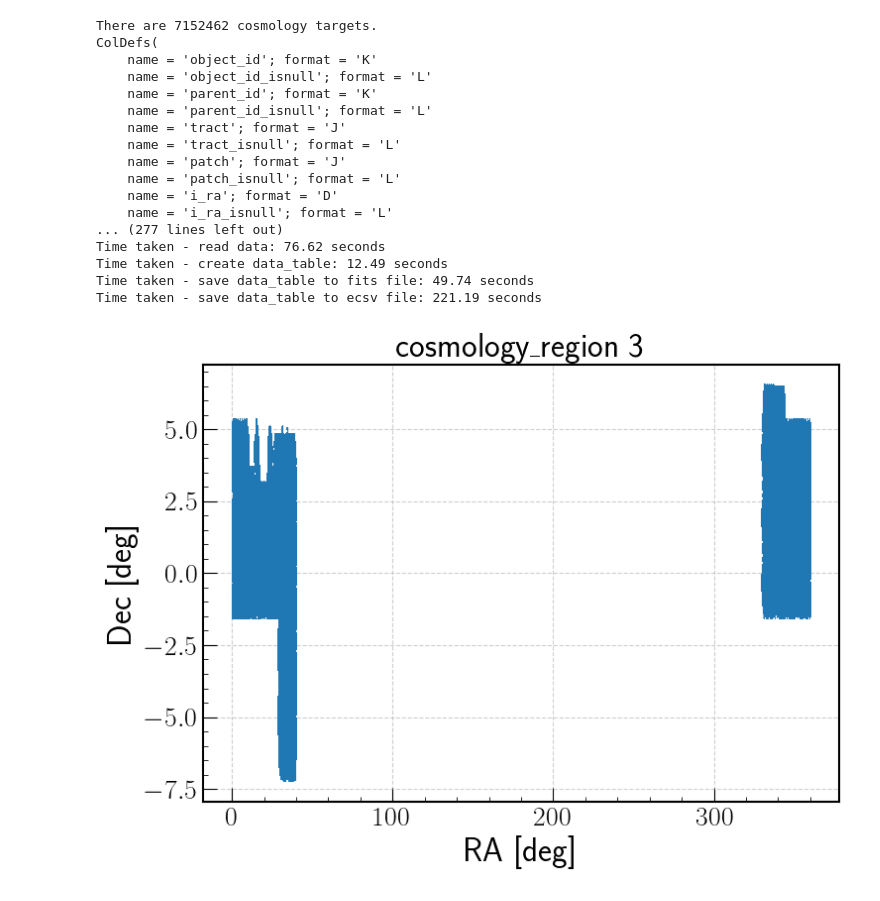
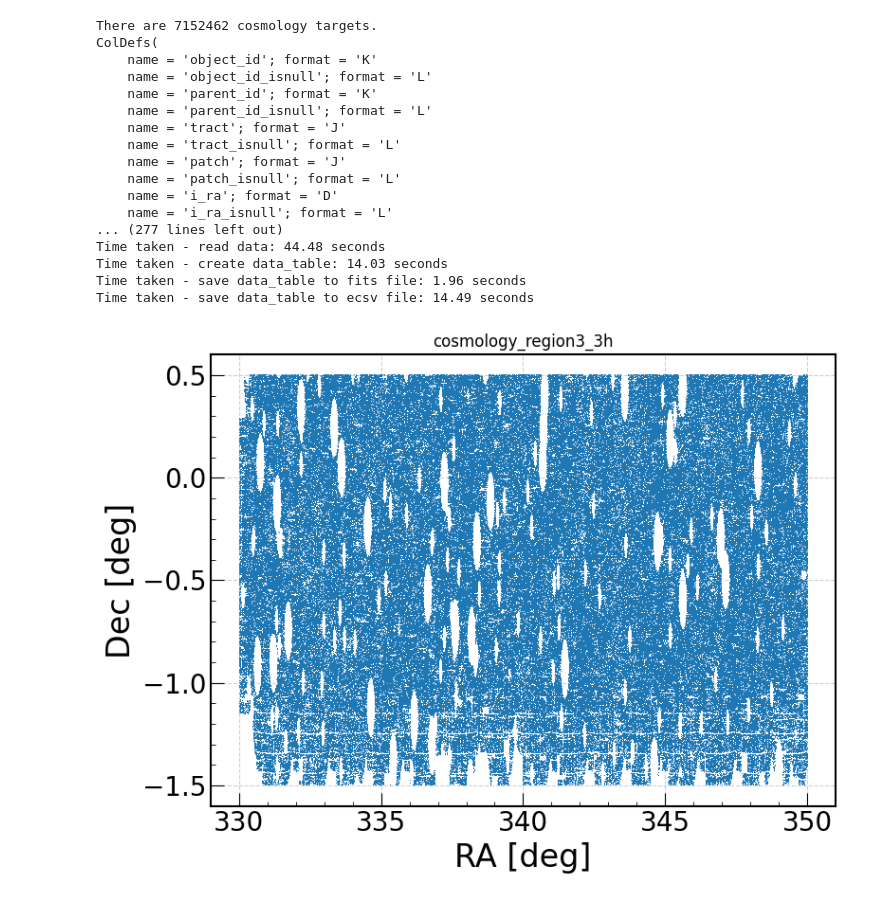
Before and after one commit to jingssrs/pfs_co_fa, a Jupyter notebook: src/preproc_data_cos.ipynb, the cells around one changed output. Drawn from its saved outputs; the diff is of its cells as text; code cells hidden in the pictures.

Commit message:
test code for 16 pointings

```diff
--- a/src/preproc_data_cos.ipynb
+++ b/src/preproc_data_cos.ipynb
@@ -66,19 +66,21 @@ data_table['TileIDExtraExposure'] = np.zeros(ng, dtype='int32') - 1 # default=-1
 data_table['otimeExtraExposure'] = np.empty(ng, dtype='U20')
 
 # mask if there is any
-msk = np.ones(ng, dtype=bool)
+# msk = np.ones(ng, dtype=bool)
+# TO-DO: change the ra, dec range; here is a test for 3 hours (12 pointings), 25 de observation
+msk = (data_cos['i_ra'] > 330) & (data_cos['i_ra'] < 350) & (data_cos['i_dec'] > -1.5) & (data_cos['i_dec'] < 0.5)
 
 t2 = time.time()
 print(f'Time taken - create data_table: {t2-t1:.2f} seconds')
 
 # write the data to fits file
-write_data(data_table[msk], prefix='cosmology_region3', output_dir='../data_proc/', fmt='fits')
+write_data(data_table[msk], prefix='cosmology_region3_3h', output_dir='../data_proc/test/', fmt='fits')
 
 t3 = time.time()
 print(f'Time taken - save data_table to fits file: {t3-t2:.2f} seconds')
 
 # write the data to ecsv file
-write_data(data_table[msk], prefix='cosmology_region3', output_dir='../data_proc/', fmt='ecsv')
+write_data(data_table[msk], prefix='cosmology_region3_3h', output_dir='../data_proc/test/', fmt='ecsv')
 
 t4 = time.time()
 print(f'Time taken - save data_table to ecsv file: {t4-t3:.2f} seconds')
@@ -96,12 +98,12 @@ ColDefs(
     name = 'i_ra'; format = 'D'
     name = 'i_ra_isnull'; format = 'L'
 ... (277 lines left out)
-Time taken - read data: 76.62 seconds
-Time taken - create data_table: 12.49 seconds
-Time taken - save data_table to fits file: 49.74 seconds
-Time taken - save data_table to ecsv file: 221.19 seconds
+Time taken - read data: 44.48 seconds
+Time taken - create data_table: 14.03 seconds
+Time taken - save data_table to fits file: 1.96 seconds
+Time taken - save data_table to ecsv file: 14.49 seconds
 # %%
 # plot the ra-dec distribution
-plot_radec(data_table[msk], title='cosmology_region3', save_fig=True)
+plot_radec(data_table[msk], title='cosmology_region3_3h', save_fig=True, output_dir="../output/figures/")
 # %% [output]
-[figure, old version]
+[figure, new version]
```
Also changed, not shown: 8 other files.
